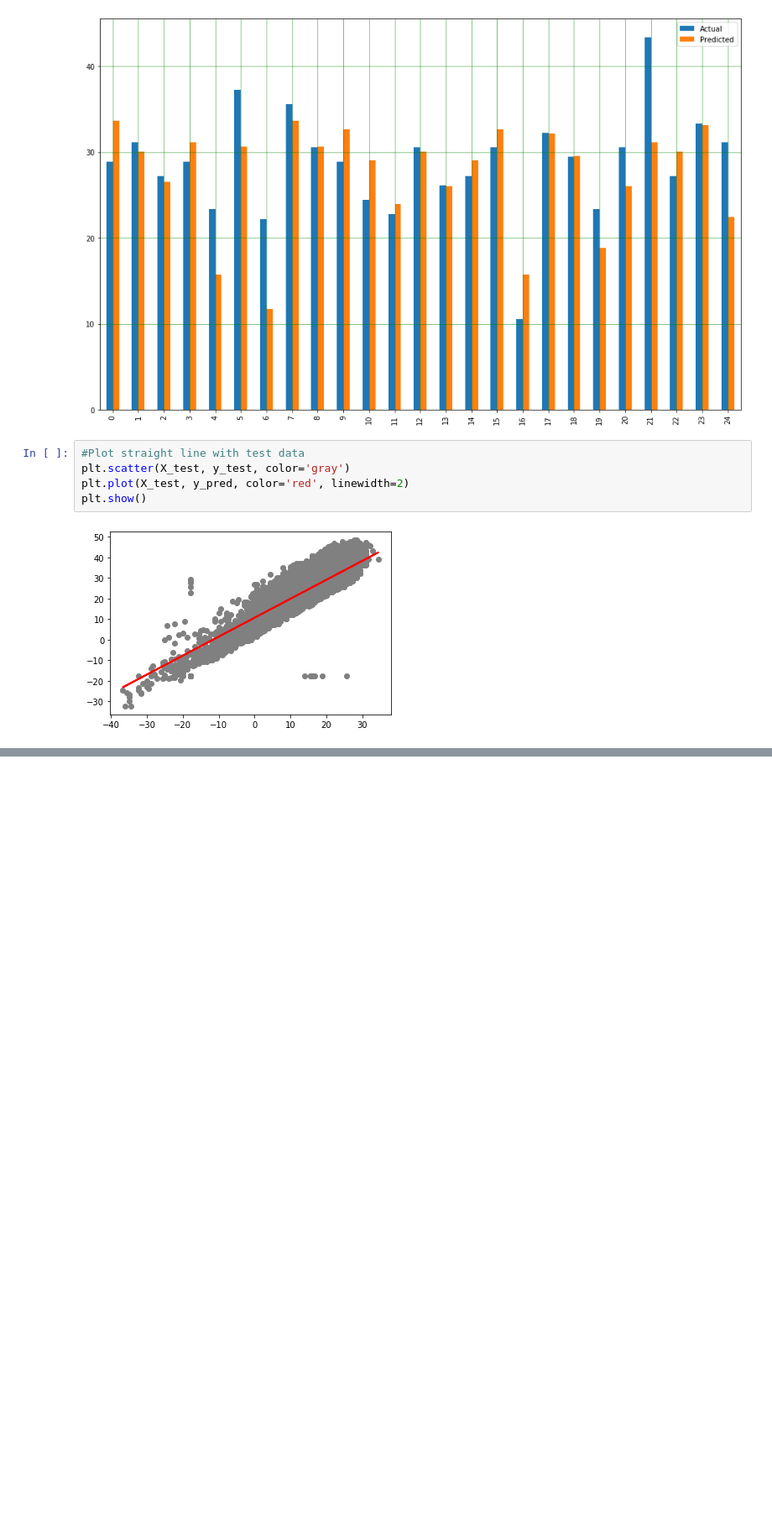
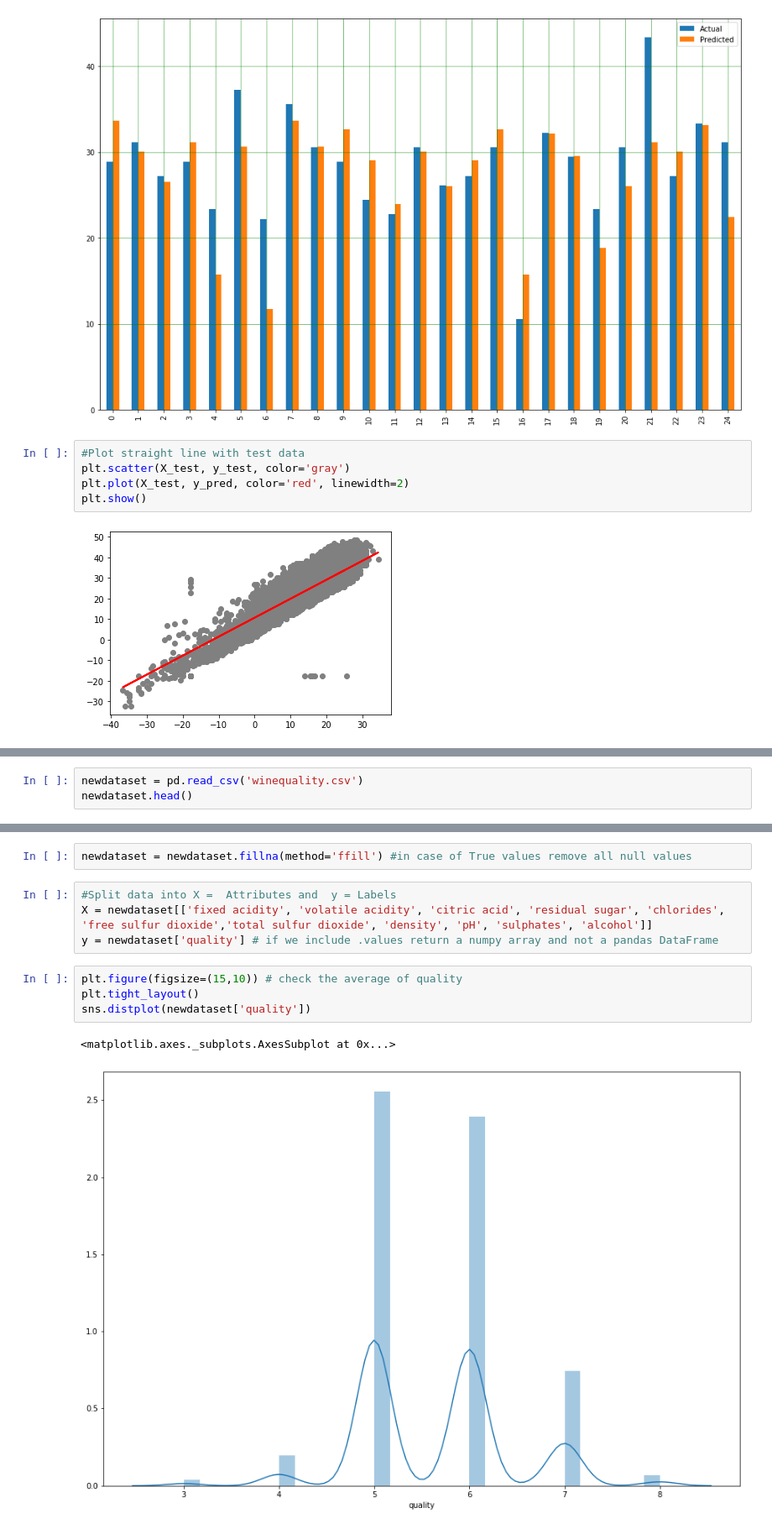
Before and after one commit to cidones/regression-analysis-python, a Jupyter notebook: notebooks/Linear-regression-scikit-learn-d-day.ipynb, the cells around one changed output, grey strips where cells are left out. Shown at 84% size. Drawn from its saved outputs; the diff is of its cells as text; blank space fills up the shorter version.

```diff
--- a/notebooks/Linear-regression-scikit-learn-d-day.ipynb
+++ b/notebooks/Linear-regression-scikit-learn-d-day.ipynb
@@ -108,0 +123,3 @@ plt.show()
+# %%
+newdataset = pd.read_csv('winequality.csv')
+newdataset.head()
@@ -108,0 +165,13 @@ plt.show()
+# %%
+newdataset = newdataset.fillna(method='ffill') #in case of True values remove all null values
+# %%
+#Split data into X =  Attributes and  y = Labels
+X = newdataset[['fixed acidity', 'volatile acidity', 'citric acid', 'residual sugar', 'chlorides', 'free sulfur dioxide','total sulfur dioxide', 'density', 'pH', 'sulphates', 'alcohol']]
+y = newdataset['quality'] # if we include .values return a numpy array and not a pandas DataFrame
+# %%
+plt.figure(figsize=(15,10)) # check the average of quality
+plt.tight_layout()
+sns.distplot(newdataset['quality'])
+# %% [output]
+<matplotlib.axes._subplots.AxesSubplot at 0x...>
+[figure, added]
```
Also changed, not shown: parts of 13 cells of this notebook, 1 other file.
